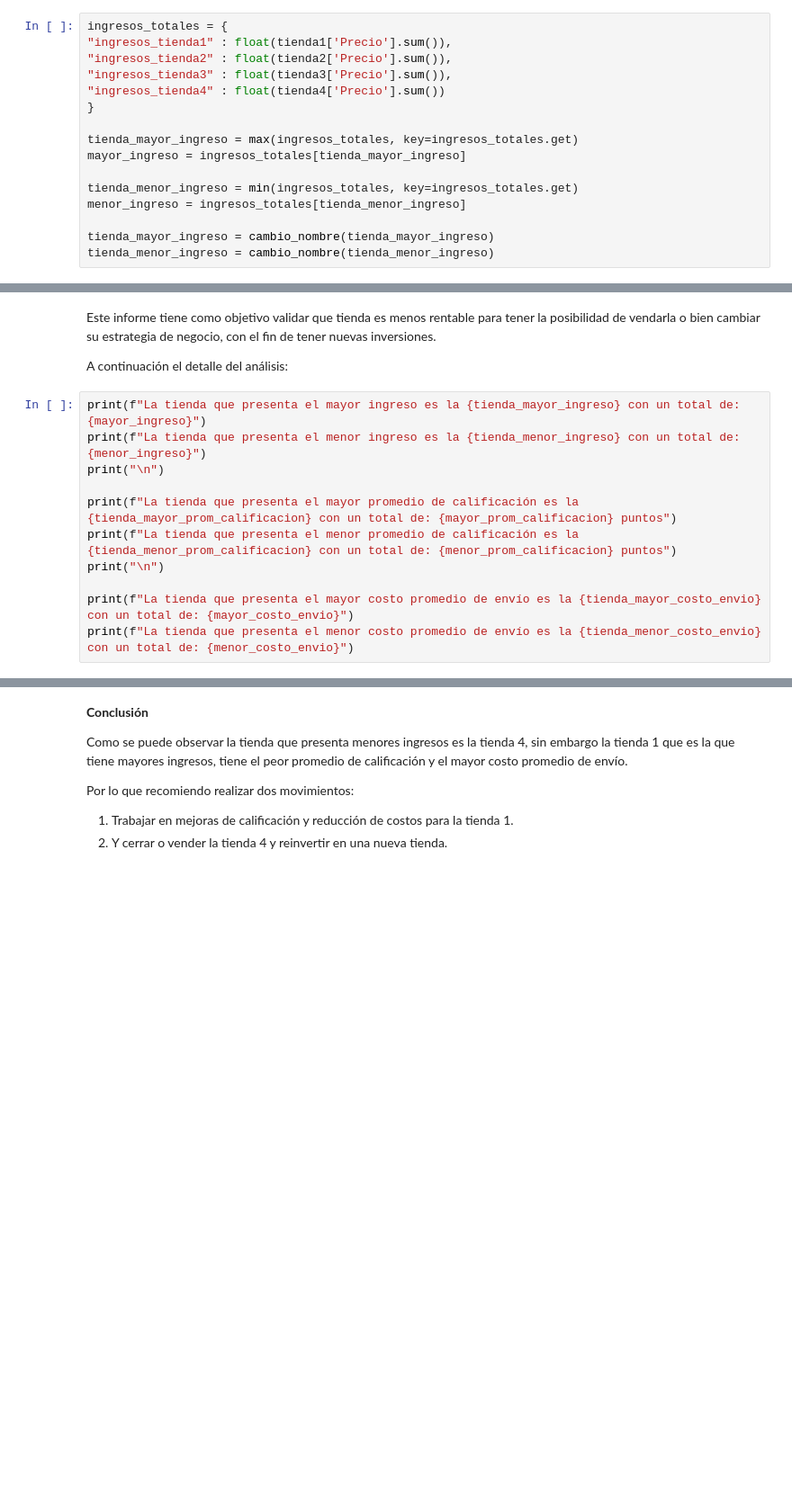
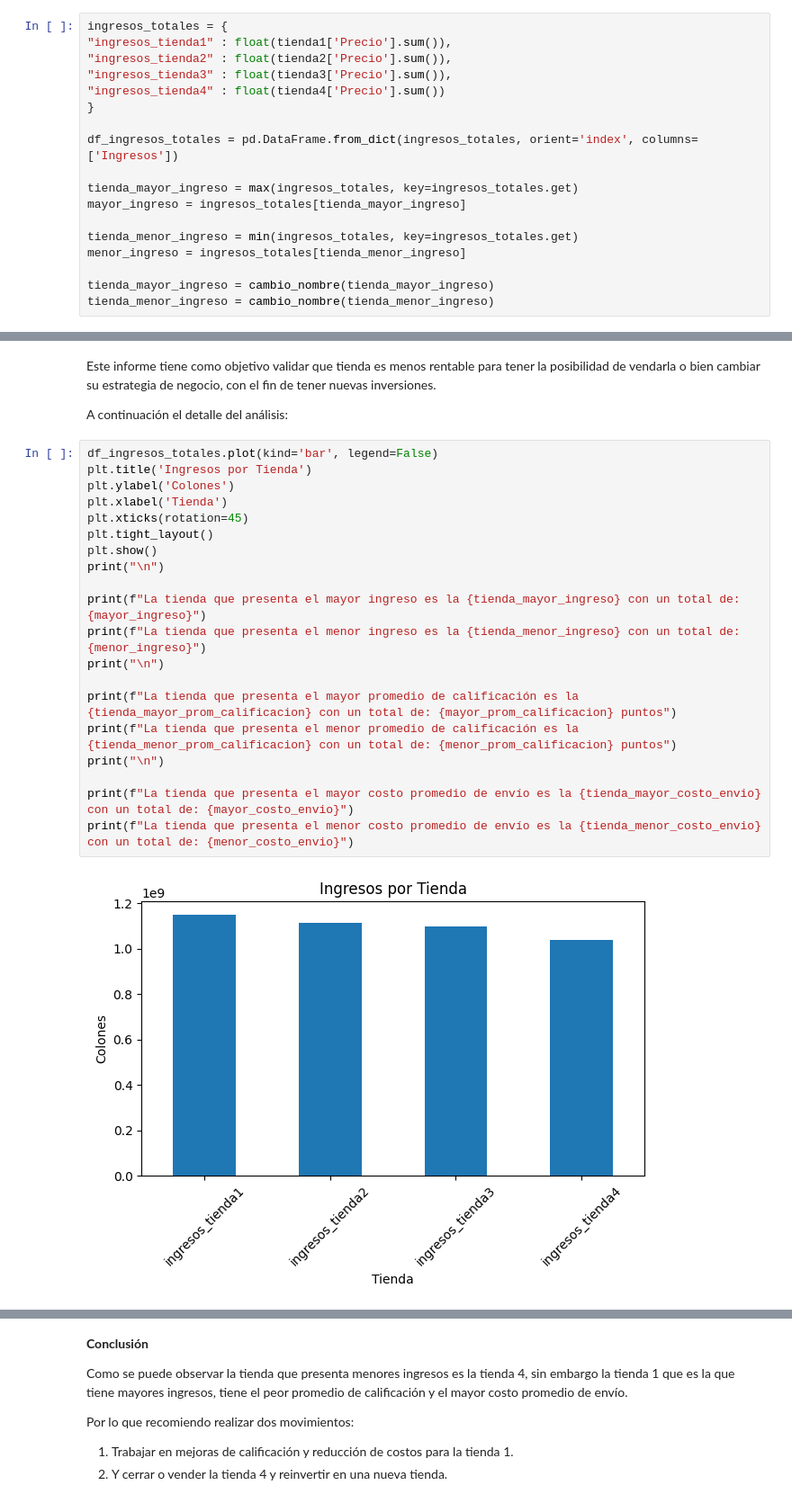
Before and after one commit to luisvillegas-soft/Challenge_Alura_Store, a Jupyter notebook: AluraStoreLatam.ipynb, the cells around one changed output, grey strips where cells are left out. Shown: that part at 90% size. Drawn from its saved outputs; the diff is of its cells as text; blank space fills up the shorter version.

```diff
--- a/AluraStoreLatam.ipynb
+++ b/AluraStoreLatam.ipynb
@@ -42,6 +42,8 @@ ingresos_totales = {
 "ingresos_tienda3" : float(tienda3['Precio'].sum()),
 "ingresos_tienda4" : float(tienda4['Precio'].sum())
 }
+
+df_ingresos_totales = pd.DataFrame.from_dict(ingresos_totales, orient='index', columns=['Ingresos'])
 
 tienda_mayor_ingreso = max(ingresos_totales, key=ingresos_totales.get)
 mayor_ingreso = ingresos_totales[tienda_mayor_ingreso]
@@ -149,17 +134,27 @@ Este informe tiene como objetivo validar que tienda es menos rentable para tener
 
 A continuación el detalle del análisis:
 # %%
+df_ingresos_totales.plot(kind='bar', legend=False)
+plt.title('Ingresos por Tienda')
+plt.ylabel('Colones')
+plt.xlabel('Tienda')
+plt.xticks(rotation=45)
+plt.tight_layout()
+plt.show()
+print("\n")
+
 print(f"La tienda que presenta el mayor ingreso es la {tienda_mayor_ingreso} con un total de: {mayor_ingreso}")
 print(f"La tienda que presenta el menor ingreso es la {tienda_menor_ingreso} con un total de: {menor_ingreso}")
 print("\n")
 
 print(f"La tienda que presenta el mayor promedio de calificación es la {tienda_mayor_prom_calificacion} con un total de: {mayor_prom_calificacion} puntos")
 print(f"La tienda que presenta el menor promedio de calificación es la {tienda_menor_prom_calificacion} con un total de: {menor_prom_calificacion} puntos")
 print("\n")
 
 print(f"La tienda que presenta el mayor costo promedio de envío es la {tienda_mayor_costo_envio} con un total de: {mayor_costo_envio}")
 print(f"La tienda que presenta el menor costo promedio de envío es la {tienda_menor_costo_envio} con un total de: {menor_costo_envio}")
 # %% [output]
+[figure, added]
 La tienda que presenta el mayor ingreso es la tienda 1 con un total de: 1150880400.0
 La tienda que presenta el menor ingreso es la tienda 4 con un total de: 1038375700.0
 
```
Also changed, not shown: parts of 2 cells of this notebook.
